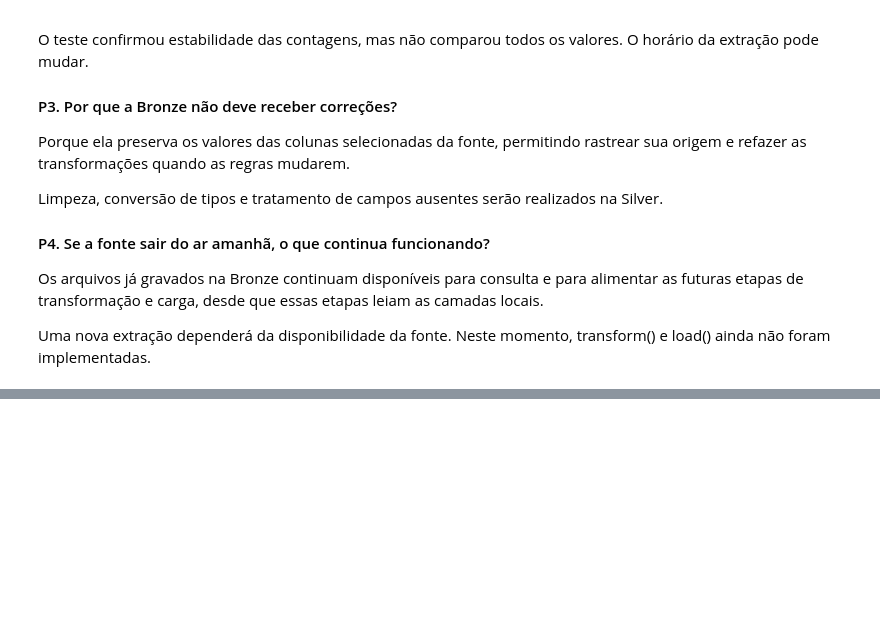
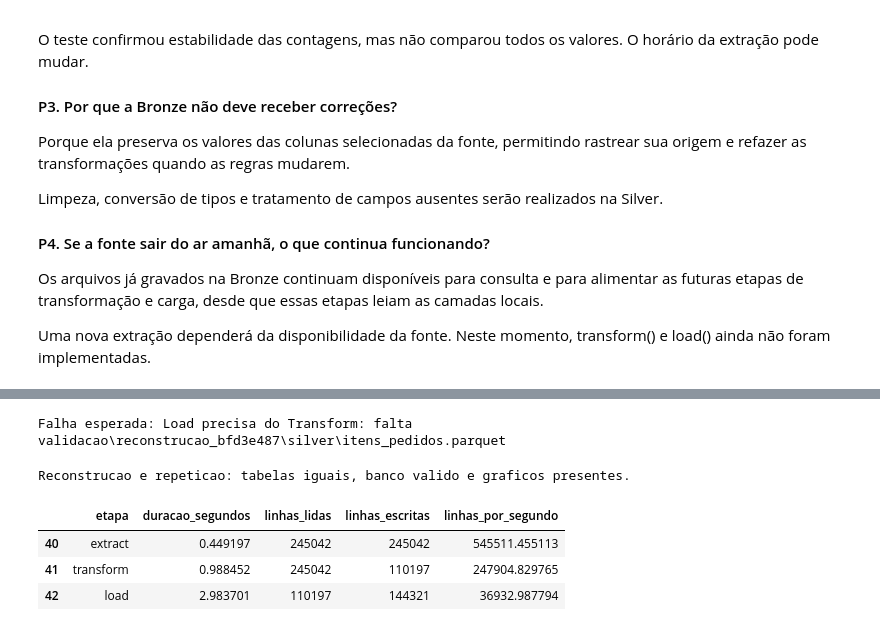
Before and after one commit to NatanHH/pipeline-olist, a Jupyter notebook: pipeline-olist.ipynb, the cells around one changed output, grey strips where cells are left out. Saved outputs shown, nothing was run; the diff lists cells and outputs as text; code cells hidden in the pictures; blank space fills up the shorter version.

```diff
--- a/pipeline-olist.ipynb
+++ b/pipeline-olist.ipynb
@@ -621,0 +1034,73 @@ Neste momento, transform() e load() ainda não foram implementadas.
+# %%
+def pipeline():
+    extract(CONFIG['bronze'])
+    transform(CONFIG['bronze'],CONFIG['silver'])
+    return load(CONFIG['silver'],CONFIG['gold'])
+
+def configurar_pastas(raiz):
+    raiz = Path(raiz)
+    CONFIG.update(data=raiz,bronze=raiz/'bronze',silver=raiz/'silver',gold=raiz/'gold')
+
+def comparar_camadas(pasta_a,pasta_b):
+    arquivos_a = {str(p.relative_to(pasta_a)) for p in Path(pasta_a).rglob('*.parquet')}
+    arquivos_b = {str(p.relative_to(pasta_b)) for p in Path(pasta_b).rglob('*.parquet')}
+    assert arquivos_a==arquivos_b
+    for nome in sorted(arquivos_a):
+        a,b = pd.read_parquet(Path(pasta_a)/nome),pd.read_parquet(Path(pasta_b)/nome)
+        # Metadados de origem e horario podem variar nos testes com fontes locais.
+        a = a.drop(columns=['_extraido_em','_origem'],errors='ignore')
+        b = b.drop(columns=['_extraido_em','_origem'],errors='ignore')
+        pd.testing.assert_frame_equal(a,b)
+    with closing(sqlite3.connect(Path(pasta_b)/'gold'/CONFIG['arquivos']['banco'])) as con:
+        con.execute('PRAGMA foreign_keys=ON')
+        validar_banco(con)
+    for nome in ['categorias_mes.png','evolucao_mensal.png']:
+        assert (Path(pasta_b)/'gold'/'graficos'/nome).is_file()
+
+from uuid import uuid4
+base_config = deepcopy(CONFIG)
+# Congela as fontes para que o teste nao dependa de alteracoes no download.
+pasta_fontes_teste = CONFIG['testes']/'fontes'
+pasta_fontes_teste.mkdir(parents=True,exist_ok=True)
+fontes_teste = deepcopy(CONFIG['fontes'])
+for nome in fontes_teste:
+    quadro = ler_fonte(nome,selecionar=False)
+    quadro.to_csv(pasta_fontes_teste/f'{nome}.csv',index=False)
+    fontes_teste[nome]['origem'] = pasta_fontes_teste/f'{nome}.csv'
+
+raiz_teste = CONFIG['testes']/f'reconstrucao_{uuid4().hex[:8]}'
+try:
+    CONFIG['fontes'] = fontes_teste
+    configurar_pastas(raiz_teste)
+    try:
+        load(CONFIG['silver'],CONFIG['gold'])
+    except FileNotFoundError as erro:
+        erro_esperado = str(erro)
+        print('Falha esperada:',erro)
+    else:
+        raise AssertionError('Load deveria falhar sem Silver.')
+    pipeline()
+    pasta_anterior = raiz_teste.with_name(raiz_teste.name+'_anterior')
+    raiz_teste.rename(pasta_anterior)
+    assert not raiz_teste.exists()
+    pipeline()
+    comparar_camadas(pasta_anterior,raiz_teste)
+    pipeline()
+    comparar_camadas(pasta_anterior,raiz_teste)
+    print('Reconstrucao e repeticao: tabelas iguais, banco valido e graficos presentes.')
+finally:
+    CONFIG.clear()
+    CONFIG.update(base_config)
+
+historico = pd.read_csv(CONFIG['historico'])
+ultimas = historico[historico.estado.eq('OK')].tail(3).copy()
+ultimas['linhas_por_segundo'] = ultimas.linhas_lidas/ultimas.duracao_segundos
+display(ultimas[['etapa','duracao_segundos','linhas_lidas','linhas_escritas','linhas_por_segundo']])
+mais_lenta = ultimas.loc[ultimas.duracao_segundos.idxmax()]
+# %% [output]
+Falha esperada: Load precisa do Transform: falta validacao\reconstrucao_bfd3e487\silver\itens_pedidos.parquet
+Reconstrucao e repeticao: tabelas iguais, banco valido e graficos presentes.
+|  | etapa | duracao_segundos | linhas_lidas | linhas_escritas | linhas_por_segundo |
+| 40 | extract | 0.449197 | 245042 | 245042 | 545511.455113 |
+| 41 | transform | 0.988452 | 245042 | 110197 | 247904.829765 |
+| 42 | load | 2.983701 | 110197 | 144321 | 36932.987794 |
```
Also changed, not shown: parts of 30 cells of this notebook, 20 other files.
